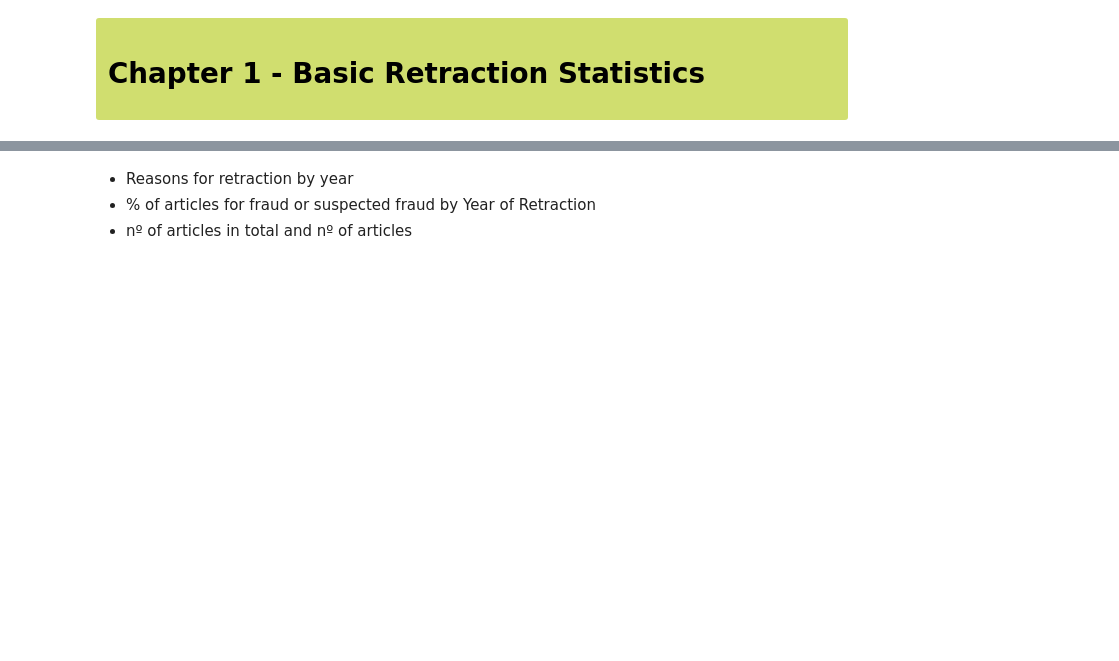
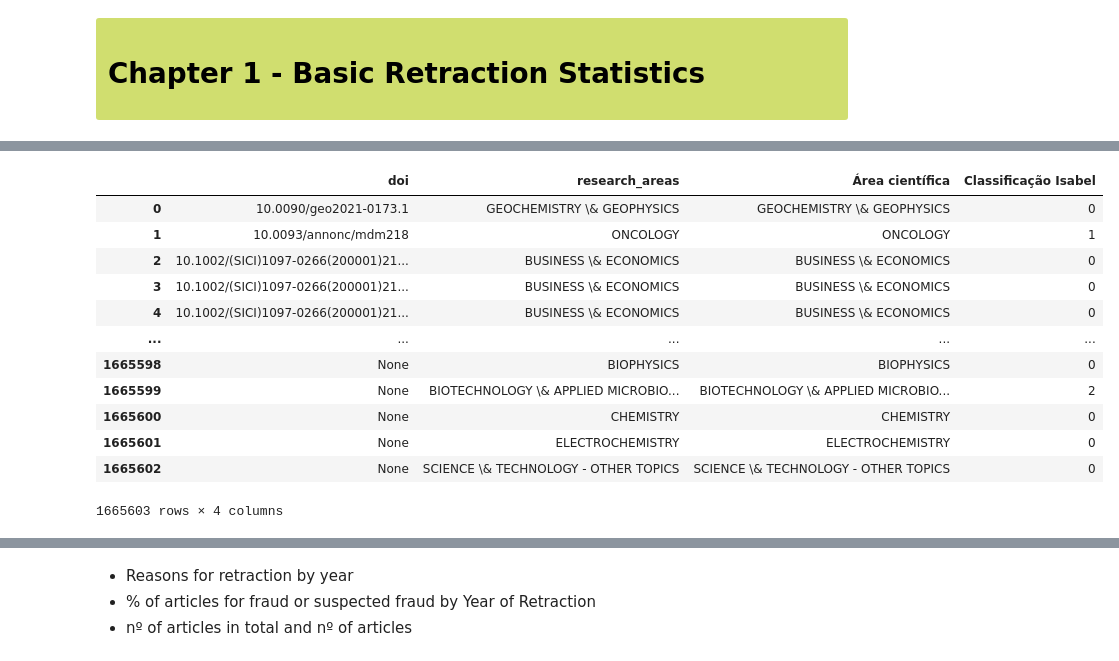
Before and after one commit to IsabelCD/Retractions, a Jupyter notebook: firstobjective.ipynb, the cells around one changed output, grey strips where cells are left out. Saved outputs shown, nothing was run; the diff lists cells and outputs as text; code cells hidden in the pictures; blank space fills up the shorter version.

```diff
--- a/firstobjective.ipynb
+++ b/firstobjective.ipynb
@@ -21,8 +21,11 @@ import seaborn as sns
 import plotly.express as px
 #import dask.dataframe as dd
 # %%
-control_set = pd.read_parquet('./retractions_data/control_set.parquet')
-retractions = pd.read_excel('./retractions_data/processed_data_retractions.xlsx')
+control_set_import = pd.read_parquet('./retractions_data/control_set.parquet')
+retractions_import = pd.read_excel('./retractions_data/processed_data_retractions.xlsx')
+# %%
+control_set = control_set_import.copy()
+retractions = retractions_import.copy()
 # %%
 control_set.info()
 # %% [output]
@@ -82,0 +102,7 @@ Name: count, dtype: int64
+# %%
+areas = control_set[['doi','research_areas']]
+areas.loc[:, 'research_areas'] = areas['research_areas'].str.split(';')
+areas = areas.explode('research_areas')
+areas = areas[areas['research_areas'].str.strip() != ""]
+areas['research_areas'] = areas['research_areas'].str.strip()
+areas
@@ -82,0 +141,3 @@ Name: count, dtype: int64
+# %%
+classif_areas = pd.read_excel('./research_areas_wos_classified.xlsx')
+classif_areas
@@ -82,0 +158,17 @@ Name: count, dtype: int64
+# %%
+areas = areas.merge(classif_areas, how= 'left', left_on = 'research_areas', right_on = 'Área científica')
+areas
+# %% [output]
+|  | doi | research_areas | Área científica | Classificação Isabel |
+| 0 | 10.0090/geo2021-0173.1 | GEOCHEMISTRY \& GEOPHYSICS | GEOCHEMISTRY \& GEOPHYSICS | 0 |
+| 1 | 10.0093/annonc/mdm218 | ONCOLOGY | ONCOLOGY | 1 |
+| 2 | 10.1002/(SICI)1097-0266(200001)21... | BUSINESS \& ECONOMICS | BUSINESS \& ECONOMICS | 0 |
+| 3 | 10.1002/(SICI)1097-0266(200001)21... | BUSINESS \& ECONOMICS | BUSINESS \& ECONOMICS | 0 |
+| 4 | 10.1002/(SICI)1097-0266(200001)21... | BUSINESS \& ECONOMICS | BUSINESS \& ECONOMICS | 0 |
+| ... | ... | ... | ... | ... |
+| 1665598 | None | BIOPHYSICS | BIOPHYSICS | 0 |
+| 1665599 | None | BIOTECHNOLOGY \& APPLIED MICROBIO... | BIOTECHNOLOGY \& APPLIED MICROBIO... | 2 |
+| 1665600 | None | CHEMISTRY | CHEMISTRY | 0 |
+| 1665601 | None | ELECTROCHEMISTRY | ELECTROCHEMISTRY | 0 |
+| 1665602 | None | SCIENCE \& TECHNOLOGY - OTHER TOPICS | SCIENCE \& TECHNOLOGY - OTHER TOPICS | 0 |
+1665603 rows × 4 columns
```
Also changed, not shown: parts of 69 cells of this notebook, 14 other files.
